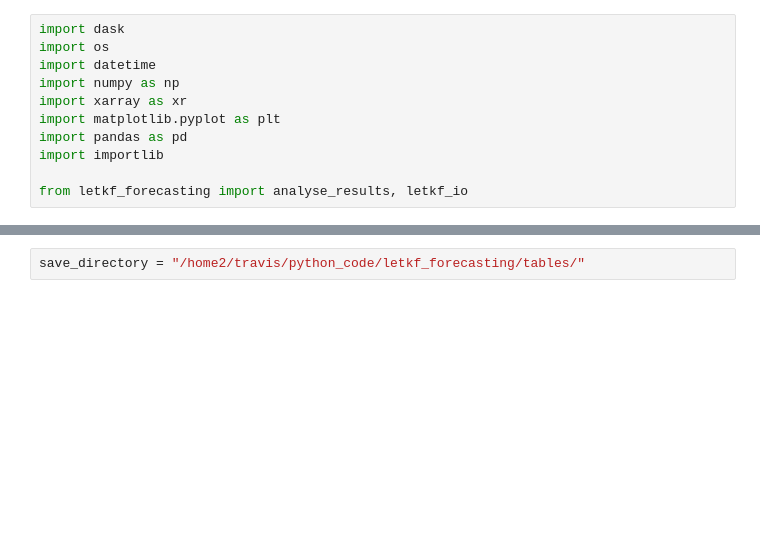
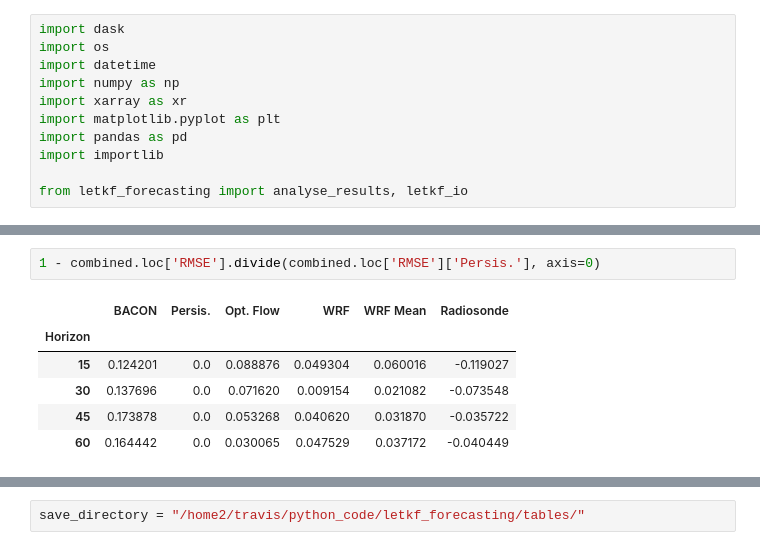
Before and after one commit to travisMharty/letkf_forecasting, a Jupyter notebook: notebooks/analyse_results_all_days_small_table.ipynb, the cells around one changed output, grey strips where cells are left out. Saved outputs shown, nothing was run; the diff lists cells and outputs as text; blank space fills up the shorter version.

```diff
--- a/notebooks/analyse_results_all_days_small_table.ipynb
+++ b/notebooks/analyse_results_all_days_small_table.ipynb
@@ -11,0 +314,9 @@ from letkf_forecasting import analyse_results, letkf_io
+# %%
+1 - combined.loc['RMSE'].divide(combined.loc['RMSE']['Persis.'], axis=0)
+# %% [output]
+|  | BACON | Persis. | Opt. Flow | WRF | WRF Mean | Radiosonde |
+| Horizon |  |  |  |  |  |  |
+| 15 | 0.124201 | 0.0 | 0.088876 | 0.049304 | 0.060016 | -0.119027 |
+| 30 | 0.137696 | 0.0 | 0.071620 | 0.009154 | 0.021082 | -0.073548 |
+| 45 | 0.173878 | 0.0 | 0.053268 | 0.040620 | 0.031870 | -0.035722 |
+| 60 | 0.164442 | 0.0 | 0.030065 | 0.047529 | 0.037172 | -0.040449 |
```
Also changed, not shown: parts of 38 cells of this notebook, 7 other files.
